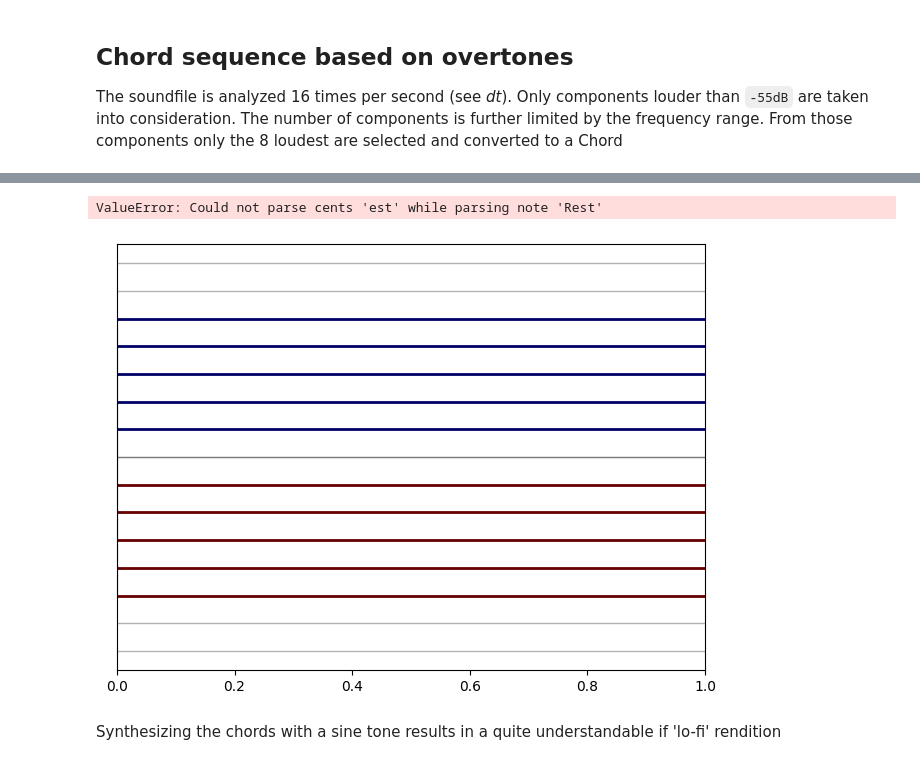
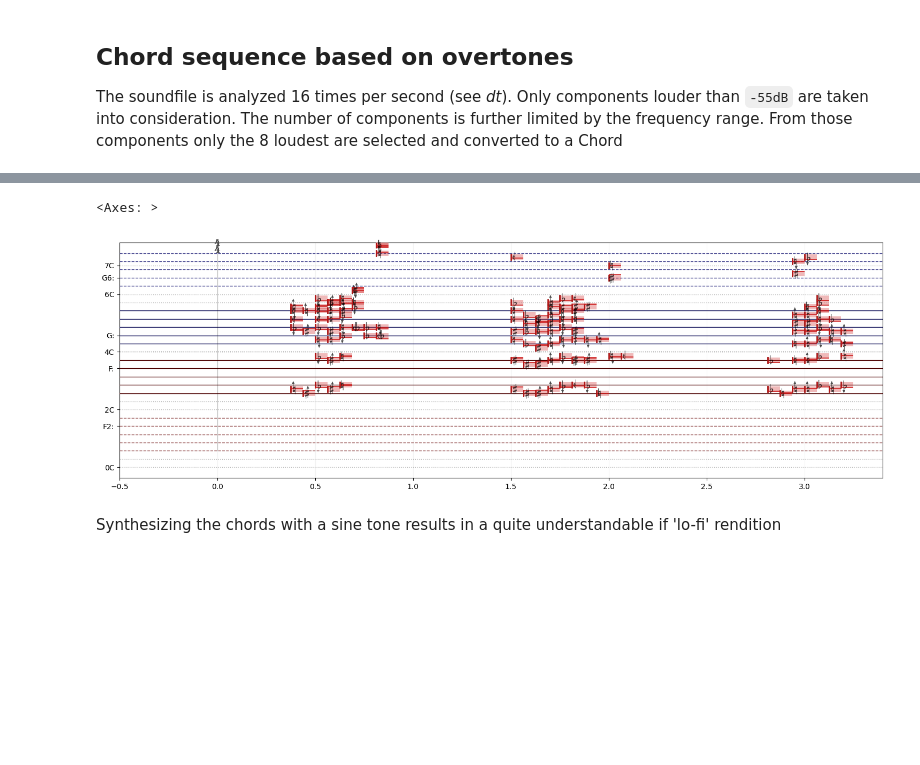
Before and after one commit to gesellkammer/maelzel, a Jupyter notebook: docs/notebooks/clip-chords.ipynb, the cells around one changed output, grey strips where cells are left out. Drawn from its saved outputs; the diff is of its cells as text; code cells hidden in the pictures; blank space fills up the shorter version.

```diff
--- a/docs/notebooks/clip-chords.ipynb
+++ b/docs/notebooks/clip-chords.ipynb
@@ -54,2 +54,8 @@ chain.show()
 # %%
-from maelzel.core import _plot
+from maelzel.core import plotting
+
+v = chain.asVoice()
+plotting.plotVoices([v.cropped(0.3, 3.4)], accidentalSize=20,accidentalColor=(0, 0, 0, 0.7))
+# %% [output]
+<Axes: >
+[figure, added]
@@ -58,8 +62,3 @@ v = chain.asVoice()
-# %%
-_plot.plotVoices([v])
-# %% [output]
-ValueError: Could not parse cents 'est' while parsing note 'Rest'
-[figure, removed]
 # %% [markdown]
 Synthesizing the chords with a sine tone results in a quite understandable if 'lo-fi' rendition
 # %%
```
Also changed, not shown: parts of 5 cells of this notebook, 1 other file.
